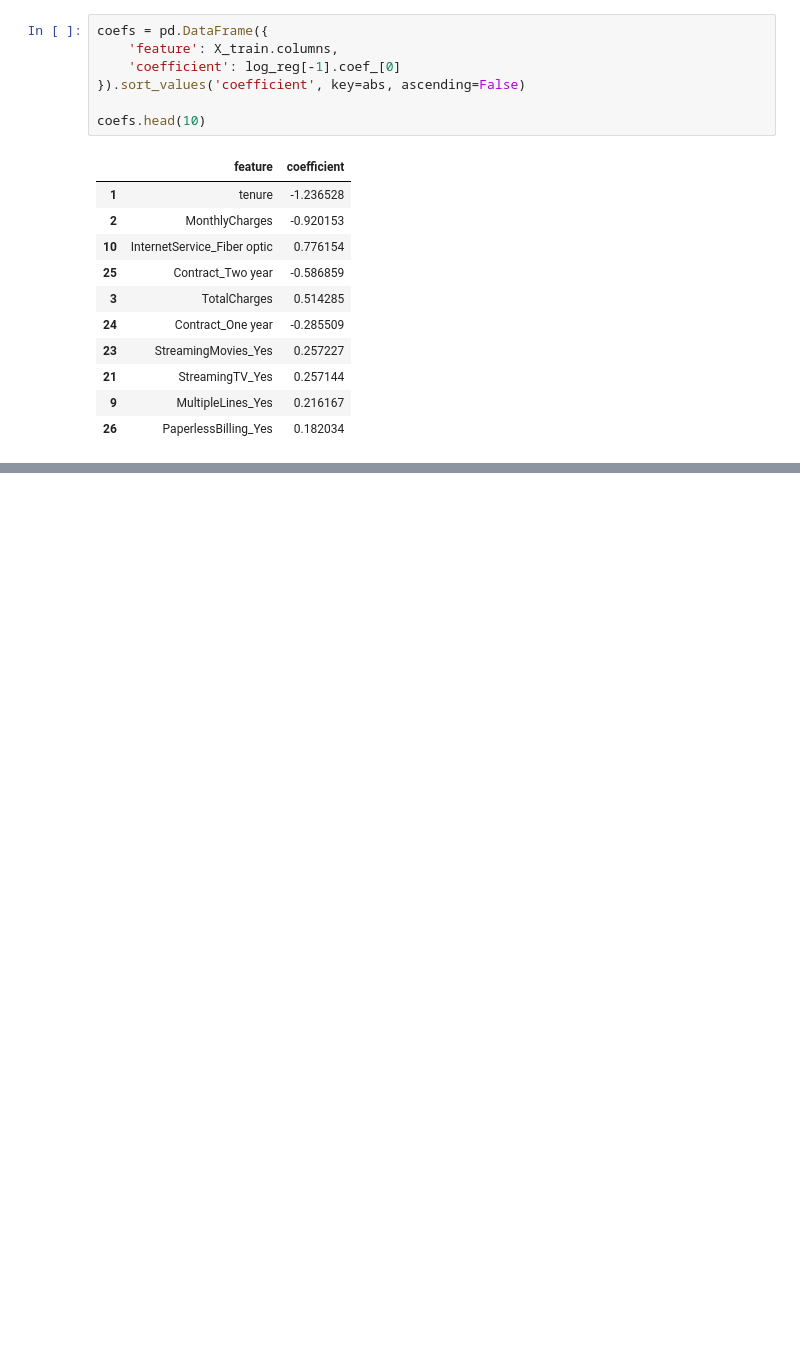
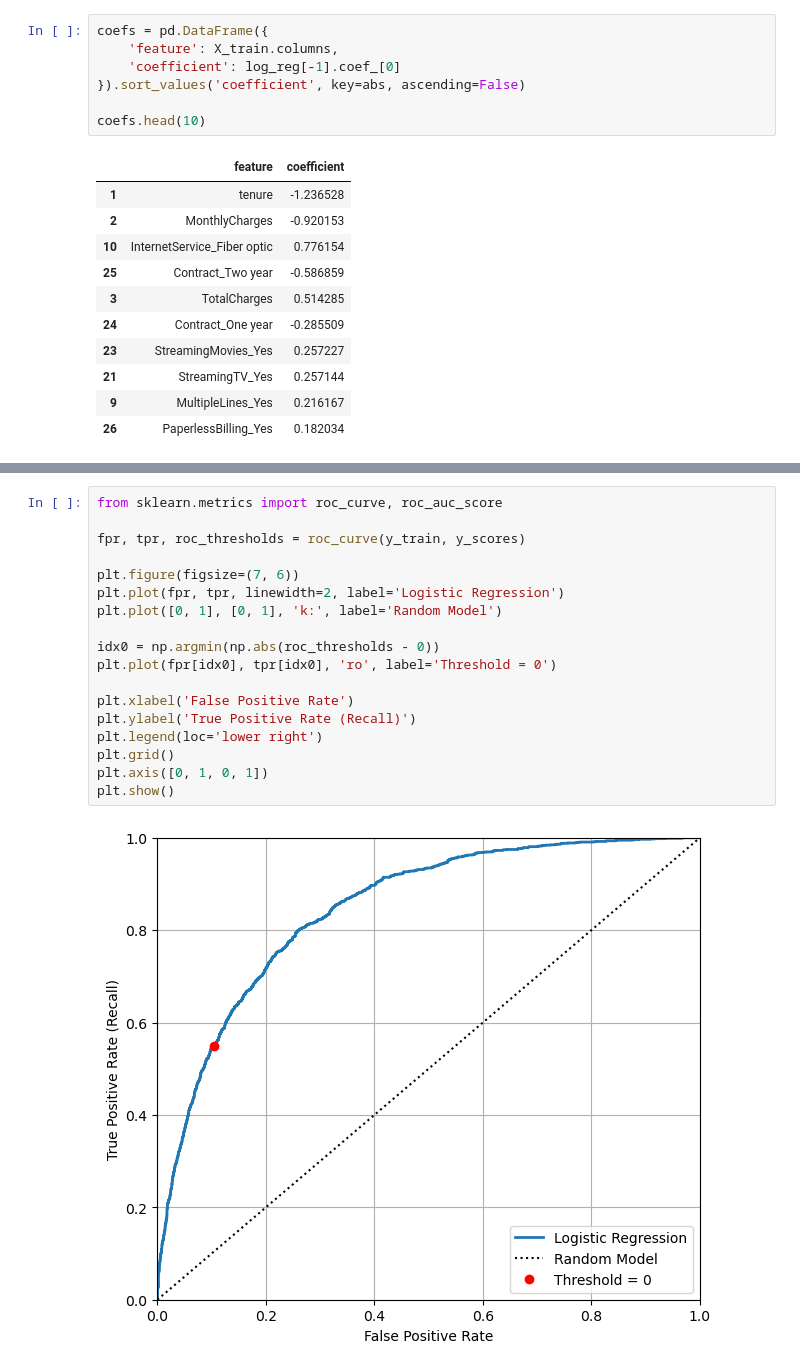
Before and after one commit to EvezMemmedov/End-to-End-Data-Science, a Jupyter notebook: Project-02/telco_churn_ml.ipynb, the cells around one changed output, grey strips where cells are left out. Saved outputs shown, nothing was run; the diff lists cells and outputs as text; blank space fills up the shorter version.

```diff
--- a/Project-02/telco_churn_ml.ipynb
+++ b/Project-02/telco_churn_ml.ipynb
@@ -392,0 +490,20 @@ coefs.head(10)
+# %%
+from sklearn.metrics import roc_curve, roc_auc_score
+
+fpr, tpr, roc_thresholds = roc_curve(y_train, y_scores)
+
+plt.figure(figsize=(7, 6))
+plt.plot(fpr, tpr, linewidth=2, label='Logistic Regression')
+plt.plot([0, 1], [0, 1], 'k:', label='Random Model')
+
+idx0 = np.argmin(np.abs(roc_thresholds - 0))
+plt.plot(fpr[idx0], tpr[idx0], 'ro', label='Threshold = 0')
+
+plt.xlabel('False Positive Rate')
+plt.ylabel('True Positive Rate (Recall)')
+plt.legend(loc='lower right')
+plt.grid()
+plt.axis([0, 1, 0, 1])
+plt.show()
+# %% [output]
+[figure, added]
```
Also changed, not shown: parts of 13 cells of this notebook.
